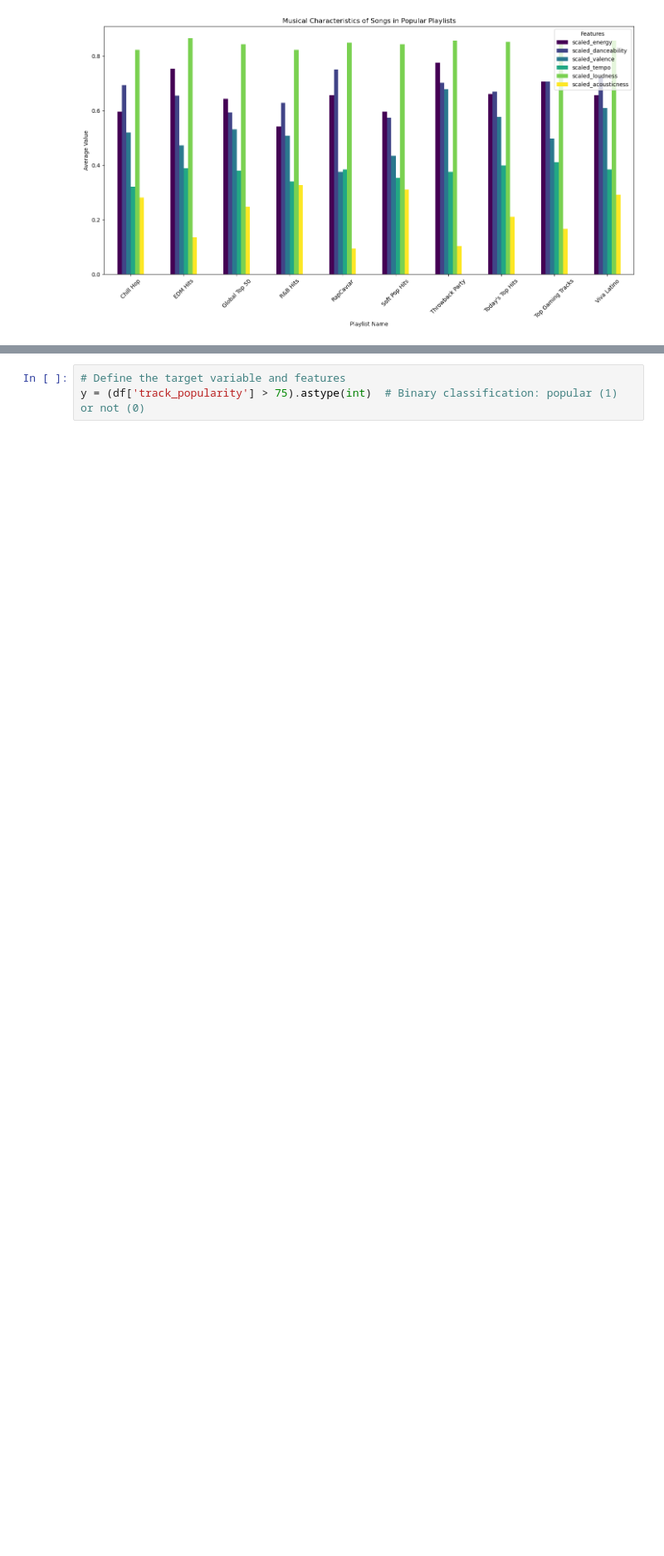
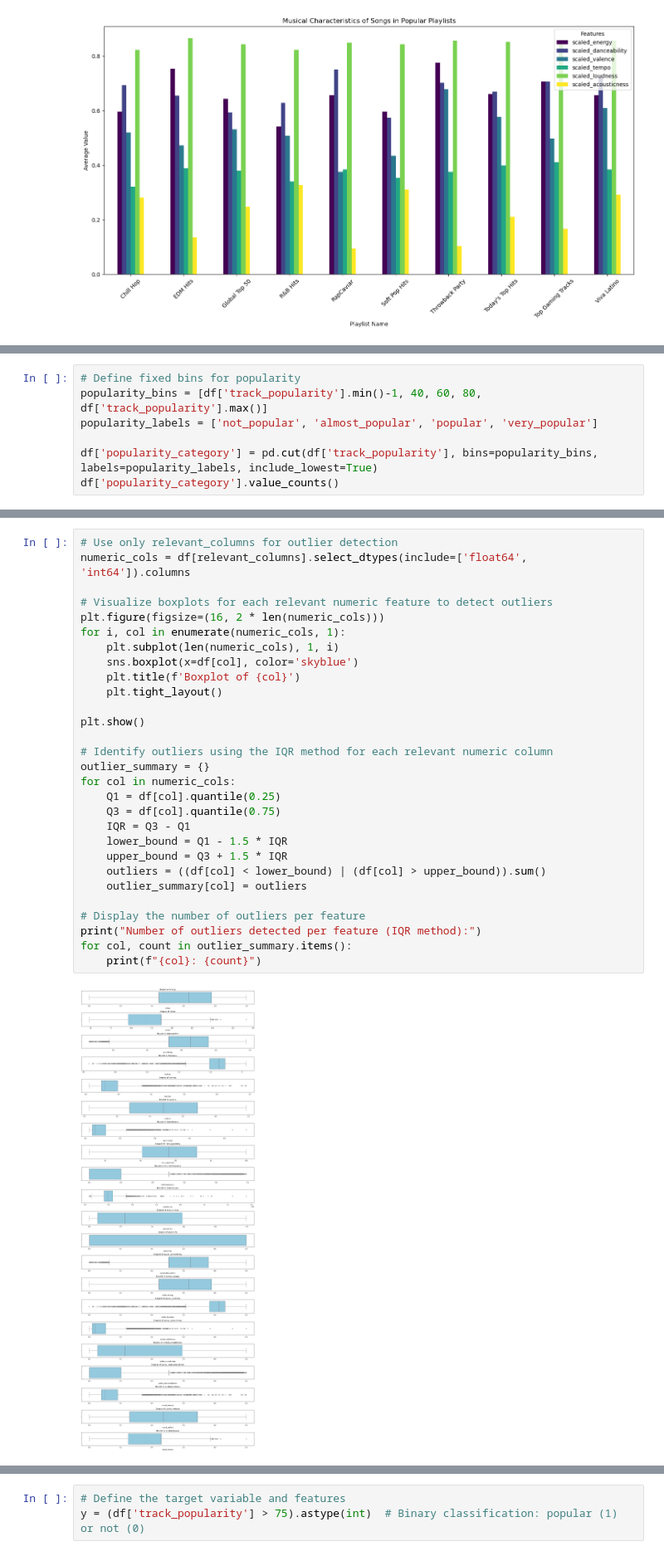
Before and after one commit to LuiisClaudio/spotify-analytics, a Jupyter notebook: capstone_project_proposal.ipynb, the cells around one changed output, grey strips where cells are left out. Shown at 83% size. Saved outputs shown, nothing was run; the diff lists cells and outputs as text; blank space fills up the shorter version.

```diff
--- a/capstone_project_proposal.ipynb
+++ b/capstone_project_proposal.ipynb
@@ -1742,0 +1848,7 @@ Viva Latino            0.383960         0.856647             0.291305
+# %%
+# Define fixed bins for popularity
+popularity_bins = [df['track_popularity'].min()-1, 40, 60, 80, df['track_popularity'].max()]
+popularity_labels = ['not_popular', 'almost_popular', 'popular', 'very_popular']
+
+df['popularity_category'] = pd.cut(df['track_popularity'], bins=popularity_bins, labels=popularity_labels, include_lowest=True)
+df['popularity_category'].value_counts()
@@ -1742,0 +1864,31 @@ Viva Latino            0.383960         0.856647             0.291305
+# %%
+# Use only relevant_columns for outlier detection
+numeric_cols = df[relevant_columns].select_dtypes(include=['float64', 'int64']).columns
+
+# Visualize boxplots for each relevant numeric feature to detect outliers
+plt.figure(figsize=(16, 2 * len(numeric_cols)))
+for i, col in enumerate(numeric_cols, 1):
+    plt.subplot(len(numeric_cols), 1, i)
+    sns.boxplot(x=df[col], color='skyblue')
+    plt.title(f'Boxplot of {col}')
+    plt.tight_layout()
+
+plt.show()
+
+# Identify outliers using the IQR method for each relevant numeric column
+outlier_summary = {}
+for col in numeric_cols:
+    Q1 = df[col].quantile(0.25)
+    Q3 = df[col].quantile(0.75)
+    IQR = Q3 - Q1
+    lower_bound = Q1 - 1.5 * IQR
+    upper_bound = Q3 + 1.5 * IQR
+    outliers = ((df[col] < lower_bound) | (df[col] > upper_bound)).sum()
+    outlier_summary[col] = outliers
+
+# Display the number of outliers per feature
+print("Number of outliers detected per feature (IQR method):")
+for col, count in outlier_summary.items():
+    print(f"{col}: {count}")
+# %% [output]
+[figure, added]
```
Also changed, not shown: parts of 27 cells of this notebook.
